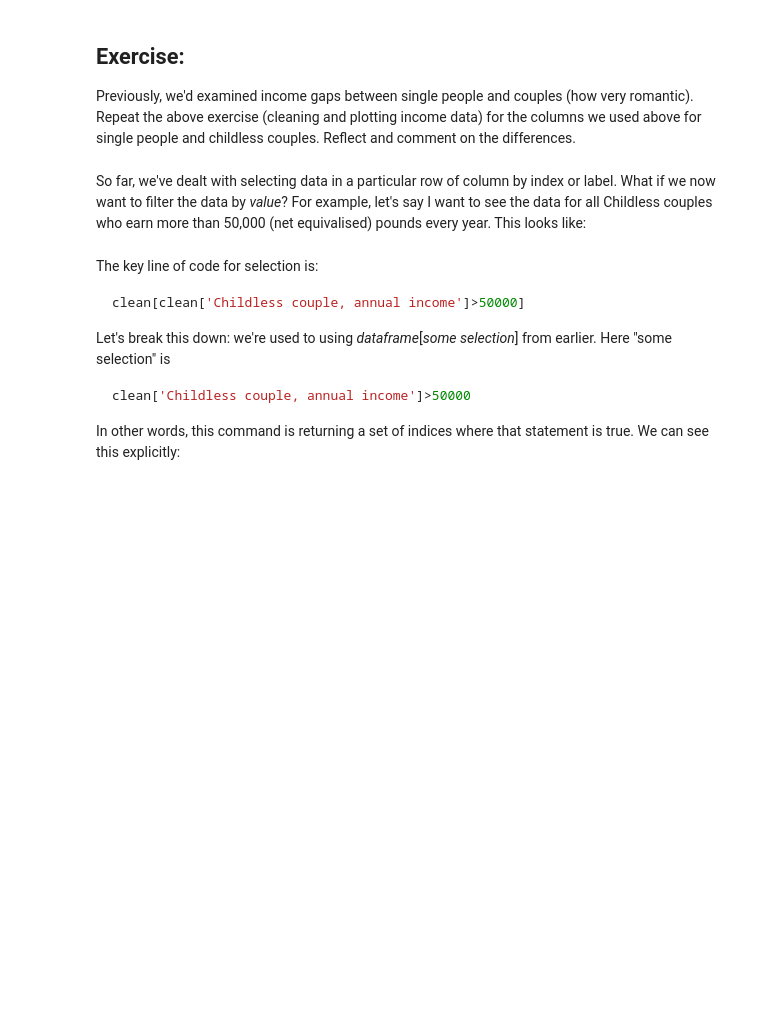
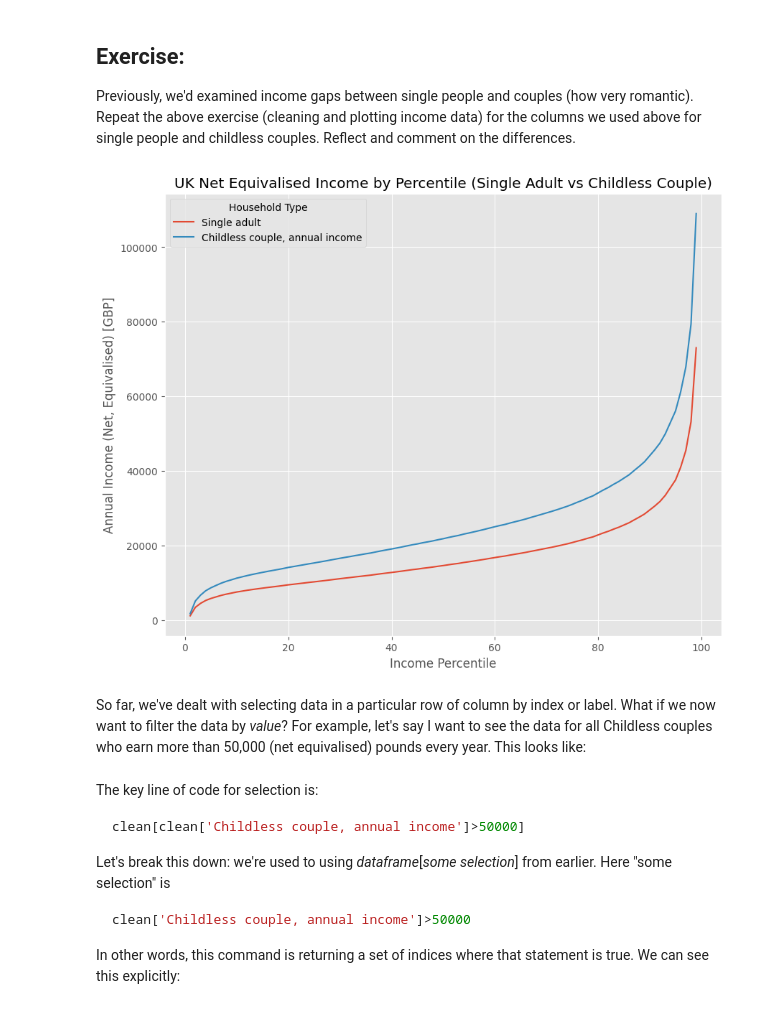
Before and after one commit to felix951165-ship-it/QM2, a Jupyter notebook: W2_Working_with_Data_in_Pandas.ipynb, the cells around one changed output. Cells and saved outputs as stored; diff of their text form; code cells hidden in the pictures; blank space fills up the shorter version.

```diff
--- a/W2_Working_with_Data_in_Pandas.ipynb
+++ b/W2_Working_with_Data_in_Pandas.ipynb
@@ -311,3 +330,16 @@ print("Enter your code here")
+# %%
+clean = income[['Single adult', 'Childless couple, annual income']]
+clean = clean.replace(',', '', regex=True)
+clean = clean.replace('-', 'NaN', regex=True).astype('float')
+clean.plot()
+plt.title('UK Net Equivalised Income by Percentile (Single Adult vs Childless Couple)')
+plt.xlabel('Income Percentile')
+plt.ylabel('Annual Income (Net, Equivalised) [GBP]')
+plt.legend(title='Household Type')
+plt.grid(True)
+plt.show()
+# %% [output]
+[figure, added]
 # %%
 Add your reflection here.
 # %% [markdown]
```
Also changed, not shown: parts of 21 cells of this notebook.
